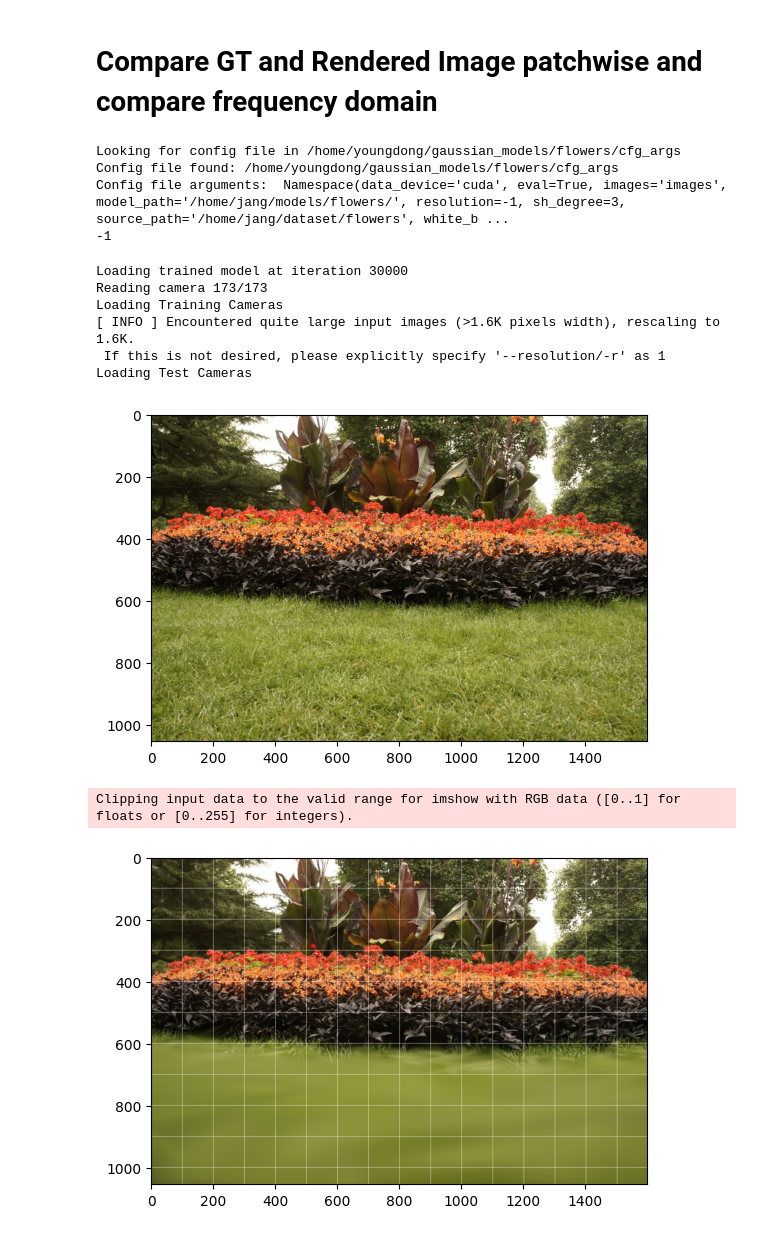
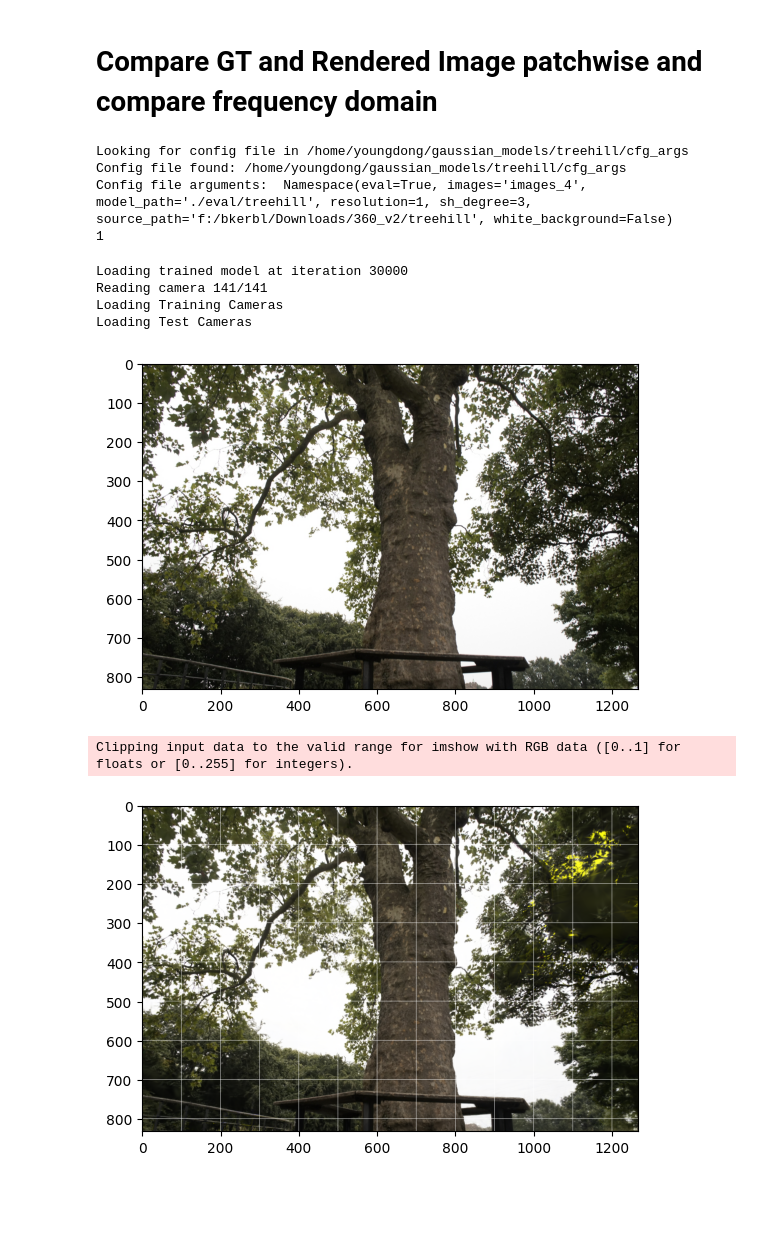
Before and after one commit to 2InfinityN6eyond/gaussian-splatting, a Jupyter notebook: playground_patch_remote.ipynb, the cells around one changed output. Drawn from its saved outputs; the diff is of its cells as text; code cells hidden in the pictures; blank space fills up the shorter version.

```diff
--- a/playground_patch_remote.ipynb
+++ b/playground_patch_remote.ipynb
@@ -49,14 +49,17 @@ args_cmdline = parser.parse_args(args=[
     #"/home/hjp/gaussian-splatting/output/45f70d99-a",
     #"/home/hjp/gaussian-splatting/output/89274efe-d",
     #"/home/hjp/gaussian-splatting/output/e4d1418e-9",
-    "/home/youngdong/gaussian_models/flowers",
+    #"/home/youngdong/gaussian_models/flowers",
+    #"/home/youngdong/gaussian_models/train",
+    "/home/youngdong/gaussian_models/treehill",
 
 
     "--source_path",
     #"/home/hjp/dataset/mipnerf360/bonsai"
     #"/home/hjp/dataset/mipnerf360/garden",
     #"/home/hjp/dataset/tandt/train",
-    "/home/hjp/dataset/flowers",
+    #"/home/hjp/dataset/flowers",
+    "/home/youngdong/dataset/mipnerf360/treehill"
 ])
 
 cfgfile_string = "Namespace()"
@@ -88,10 +91,10 @@ pipe_args = pipeline.extract(args)
 
 print(model_args.resolution)
 # %% [output]
-Looking for config file in /home/youngdong/gaussian_models/flowers/cfg_args
-Config file found: /home/youngdong/gaussian_models/flowers/cfg_args
-Config file arguments:  Namespace(data_device='cuda', eval=True, images='images', model_path='/home/jang/models/flowers/', resolution=-1, sh_degree=3, source_path='/home/jang/dataset/flowers', white_b ...
--1
+Looking for config file in /home/youngdong/gaussian_models/treehill/cfg_args
+Config file found: /home/youngdong/gaussian_models/treehill/cfg_args
+Config file arguments:  Namespace(eval=True, images='images_4', model_path='./eval/treehill', resolution=1, sh_degree=3, source_path='f:/bkerbl/Downloads/360_v2/treehill', white_background=False)
+1
 # %%
 model_args.data_device = "cuda"
 gaussians = GaussianModel(model_args.sh_degree)
@@ -101,39 +104,41 @@ scene = Scene(
 )
 # %% [output]
 Loading trained model at iteration 30000
-Reading camera 173/173
+Reading camera 141/141
 Loading Training Cameras
-[ INFO ] Encountered quite large input images (>1.6K pixels width), rescaling to 1.6K.
- If this is not desired, please explicitly specify '--resolution/-r' as 1
 Loading Test Cameras
 # %%
+CAMERA_IDX = 100
+CAMERA_IDX = 150
 CAMERA_IDX = 10
+CAMERA_IDX = 70
+CAMERA_IDX = 20
 
 train_camera_list = scene.getTrainCameras()
 
 bg_color = [1, 1, 1] if model_args.white_background else [0, 0, 0]
 background = torch.tensor(bg_color, dtype=torch.float32, device="cuda")
 
 image_gt_torch  = train_camera_list[CAMERA_IDX].original_image.detach().cpu()
 image_gt_np     = (image_gt_torch.numpy().transpose(1,2,0) * 255).astype(np.uint8)
 render_pkg  = render(
     train_camera_list[CAMERA_IDX], gaussians, pipe_args,
     bg_color = torch.rand((3), device="cuda") if optim_args.random_background else background
 )
 image_rendered_torch = render_pkg["render"].detach().cpu()
 #image_rendered_np = (image_rendered_torch.numpy().transpose(1,2,0) * 255).astype(np.uint8)
 image_rendered_np = image_rendered_torch.clamp(0, 1).permute(1,2,0).numpy()
 
 
 plt.imshow(image_gt_np)
 plt.show()
 
 image_rendered_np[::100, :, :] = np.array([255, 255, 255], dtype=np.uint8)
 image_rendered_np[:, ::100, :] = np.array([255, 255, 255], dtype=np.uint8)
 
 plt.imshow(image_rendered_np)
 plt.show()
 # %% [output]
-[figure, old version]
+[figure, new version]
 Clipping input data to the valid range for imshow with RGB data ([0..1] for floats or [0..255] for integers).
-[figure, old version]
+[figure, new version]
```
Also changed, not shown: parts of 4 cells of this notebook, 2 other files.
